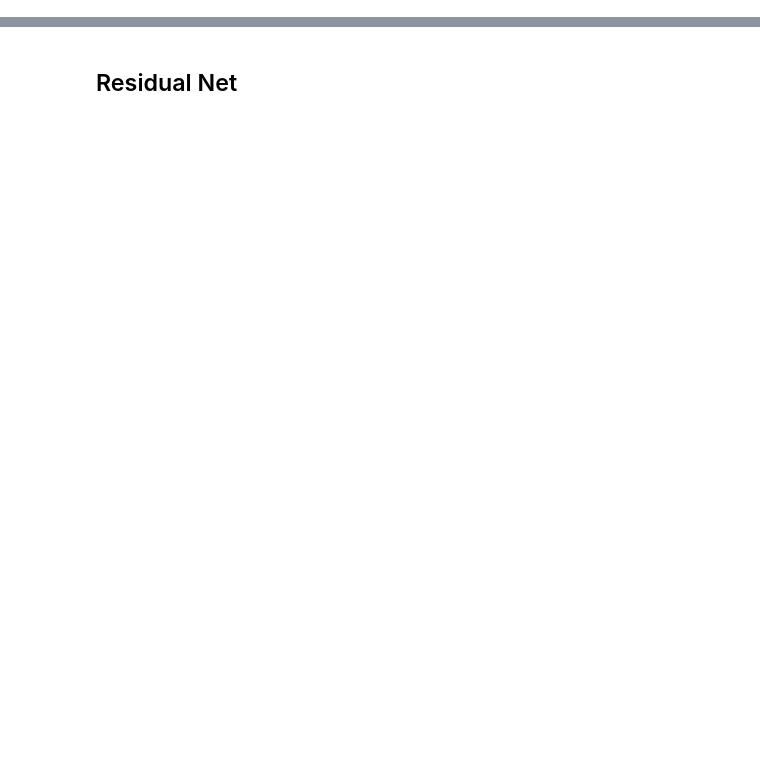
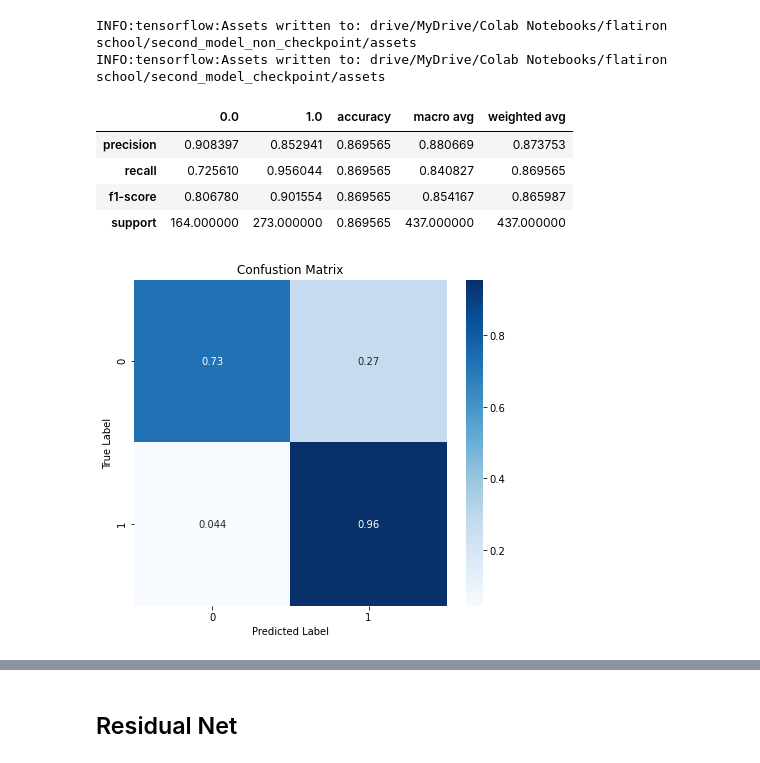
Before and after one commit to minthammock/dsc-mod-4-project-v2-1-onl01-dtsc-pt-041320, a Jupyter notebook: project_notebook.ipynb, the cells around one changed output, grey strips where cells are left out. Cells and saved outputs as stored; diff of their text form; code cells hidden in the pictures; blank space fills up the shorter version.

Commit message:
created images for markdown

```diff
--- a/project_notebook.ipynb
+++ b/project_notebook.ipynb
@@ -845,0 +632,21 @@ fifthModel.model.evaluate(val)
+# %%
+# we define the filepath where any results will be saved
+secondModel_filepath = os.path.join('second_model')
+
+# the Callbacks for keras.Model.fit() method. See Keras documentation for more info.
+secondModelEarlyStop = EarlyStopping(patience= 9, mode = 'auto', restore_best_weights=False, monitor='val_loss')
+secondModelCheckpoint = ModelCheckpoint(secondModel_filepath,save_best_only=True, monitor='val_loss')
+secondModelLRAdjust = ReduceLROnPlateau(monitor = 'val_loss', factor = .5, patience=2, min_delta=.00000000001)
+
+# This cell runs the fitting
+secondModelHistory,params = create_model_visuals(
+    model = secondModel,
+    trainGenerator=train,
+    valGenerator=val,
+    testGenerator=test,
+    epochs = 150,
+    batch_size=64,
+    class_weight = scale_weight(1.5),
+    kwargs = {
+        'validation_data': (valImages, valImageLabels),
+        'callbacks':[secondModelCheckpoint, secondModelEarlyStop, secondModelLRAdjust]})
@@ -845,0 +681,33 @@ fifthModel.model.evaluate(val)
+# %%
+# The previous fitting method saves the model with the least validation loss score, but also prints out
+# the model when the early stopping callback stops the fitting. Because of this we get two models from the previous cell
+
+# save the model spit out by the fit method
+keras.models.save_model(secondModel, 'second_model_non_checkpoint/')
+#load the model saved by the checkpoint callback
+secondModel = keras.models.load_model('second_model/')
+#show the eval metrics for the check pointed model
+keras.models.save_model(secondModel, 'second_model_checkpoint/')
+
+secondModel = keras.models.load_model('second_model_checkpoint/')
+secondModelHistory,params = create_model_visuals(
+    model = secondModel,
+    trainGenerator=train,
+    valGenerator=val,
+    testGenerator=test,
+    epochs = 100,
+    batch_size=64,
+    class_weight = scale_weight(1),
+    train = False,
+    kwargs = {
+        'validation_data': (valImages, valImageLabels),
+        'callbacks':[secondModelCheckpoint, secondModelEarlyStop]})
+# %% [output]
+INFO:tensorflow:Assets written to: drive/MyDrive/Colab Notebooks/flatiron school/second_model_non_checkpoint/assets
+INFO:tensorflow:Assets written to: drive/MyDrive/Colab Notebooks/flatiron school/second_model_checkpoint/assets
+|  | 0.0 | 1.0 | accuracy | macro avg | weighted avg |
+| precision | 0.908397 | 0.852941 | 0.869565 | 0.880669 | 0.873753 |
+| recall | 0.725610 | 0.956044 | 0.869565 | 0.840827 | 0.869565 |
+| f1-score | 0.806780 | 0.901554 | 0.869565 | 0.854167 | 0.865987 |
+| support | 164.000000 | 273.000000 | 0.869565 | 437.000000 | 437.000000 |
+[figure, added]
```
Also changed, not shown: parts of 174 cells of this notebook, 17 other files.
